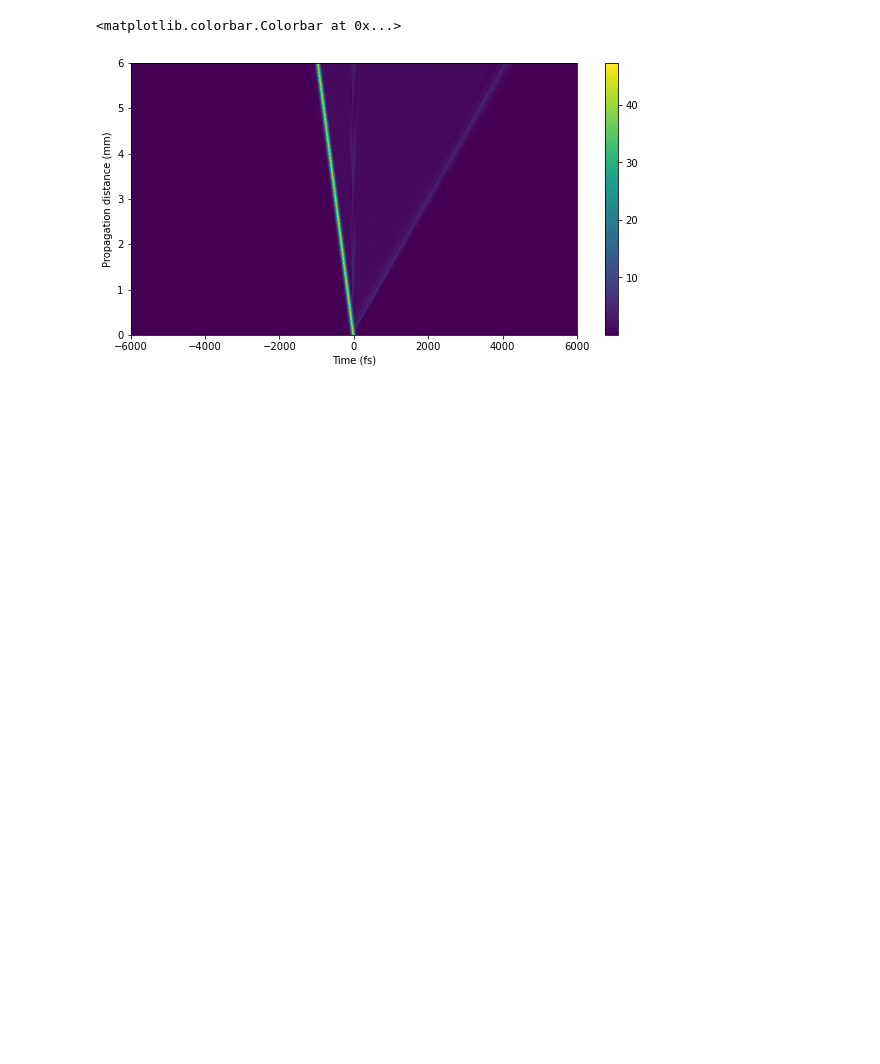
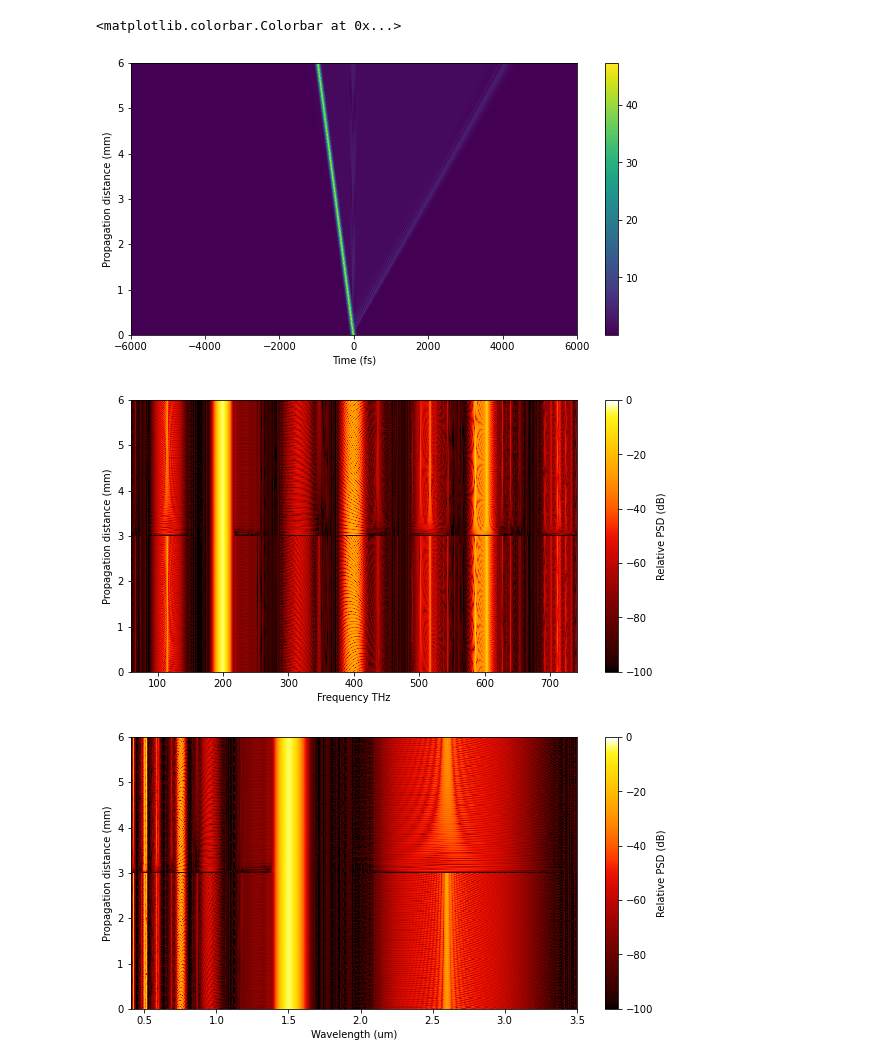
Before and after one commit to ledezmaluism/snow, a Jupyter notebook: Notebooks/SCG_2.ipynb, the cells around one changed output. Drawn from its saved outputs; the diff is of its cells as text; code cells hidden in the pictures; blank space fills up the shorter version.

```diff
--- a/Notebooks/SCG_2.ipynb
+++ b/Notebooks/SCG_2.ipynb
@@ -304,31 +304,34 @@ plt.colorbar()
 # %%
 A_evol = np.zeros((t.size, Nsteps+1))
 
 for k in range(Nsteps+1):
     x = a_evol[:,k]
     _ , Aesd = nlo.get_esd(t*1e15, x)
     A_evol[:,k] = 10*np.log10(Aesd)
 #     A_evol[:,k] = Aesd
 
 A_evol = A_evol - np.amax(A_evol)
 A_evol = fftshift(A_evol)
 
 X,Y = np.meshgrid(fftshift(f+f_ref)*1e-12, np.arange(Nsteps+1)*h*1e3)
 plt.figure()
-plt.pcolormesh(X, Y, (np.transpose(A_evol)), cmap = cc.cm["fire"], vmin=-80, vmax=0)
+plt.pcolormesh(X, Y, (np.transpose(A_evol)), cmap = cc.cm["fire"], vmin=-100, vmax=0)
 cb = plt.colorbar()
 cb.set_label('Relative PSD (dB)')
 plt.xlabel('Frequency THz')
 plt.ylabel('Propagation distance (mm)');
 
 wl_max = 3.5
 wl_array = c/(fftshift(f)+f_ref)*1e6
 wl_max_idx = np.abs(wl_array - wl_max).argmin()
 wl_array = wl_array[wl_max_idx:]
 Xwl,Ywl = np.meshgrid(wl_array, np.arange(Nsteps+1)*h*1e3)
 plt.figure()
-plt.pcolormesh(Xwl, Ywl, (np.transpose(A_evol[wl_max_idx:, :])), cmap = cc.cm["fire"])#, vmin=-80, vmax=0)
+plt.pcolormesh(Xwl, Ywl, (np.transpose(A_evol[wl_max_idx:, :])), cmap = cc.cm["fire"], vmin=-100, vmax=0)
 cb = plt.colorbar()
 cb.set_label('Relative PSD (dB)')
 plt.xlabel('Wavelength (um)')
 plt.ylabel('Propagation distance (mm)');
+# %% [output]
+[figure, added]
+[figure, added]
```
